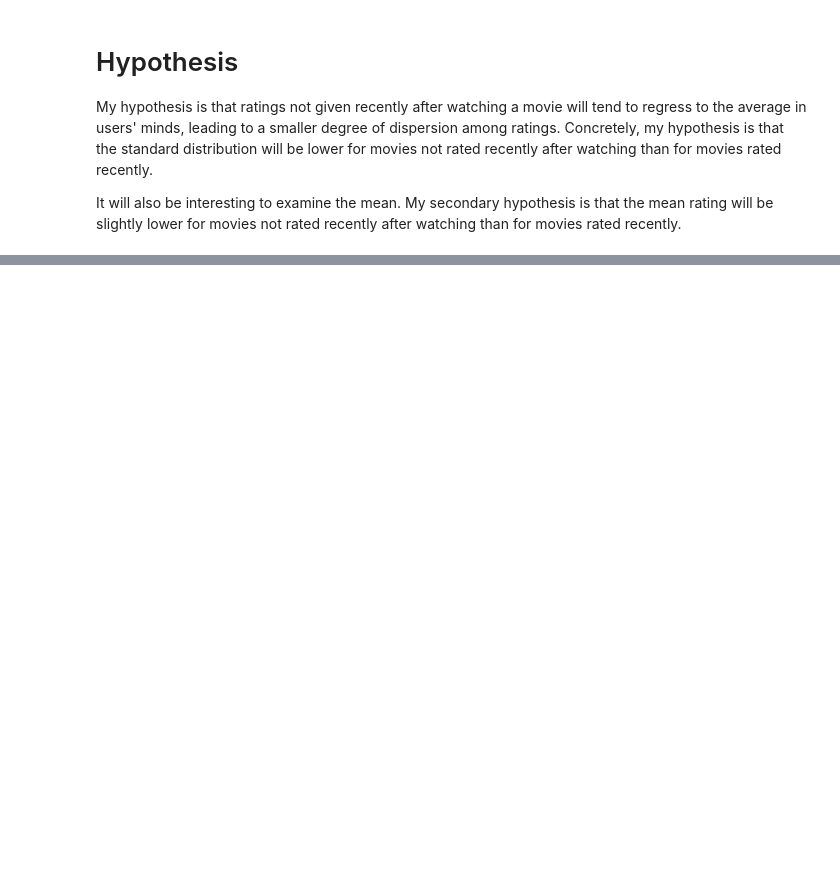
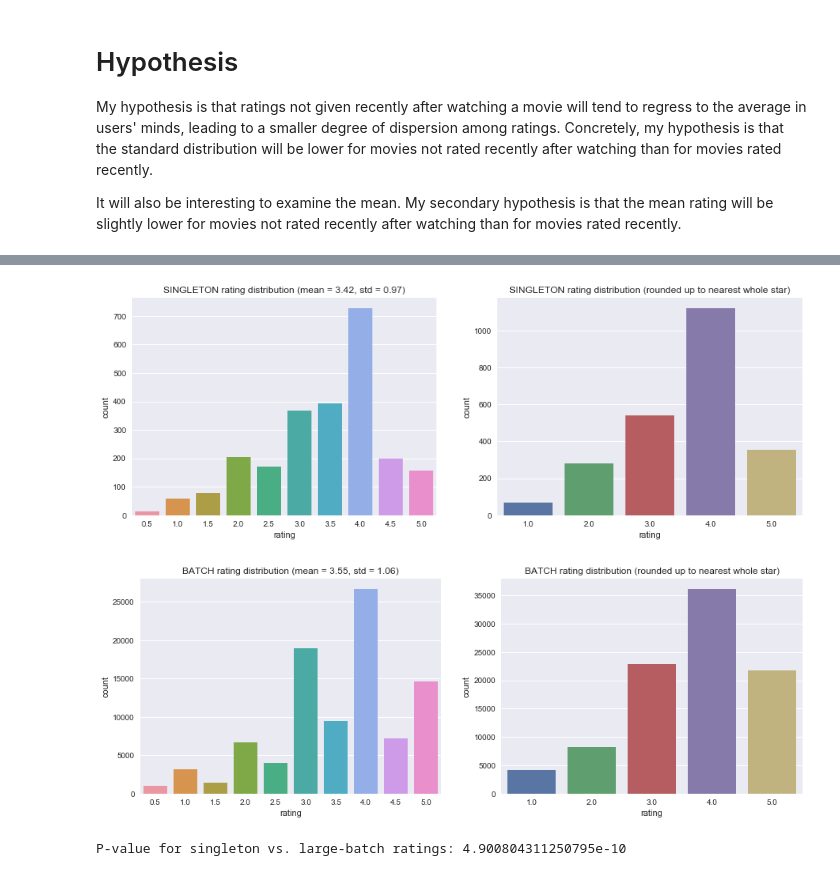
Before and after one commit to wwwslinger/drills, a Jupyter notebook: Thinkful/drills/capstone_1.ipynb, the cells around one changed output, grey strips where cells are left out. Cells and saved outputs as stored; diff of their text form; code cells hidden in the pictures; blank space fills up the shorter version.

```diff
--- a/Thinkful/drills/capstone_1.ipynb
+++ b/Thinkful/drills/capstone_1.ipynb
@@ -84,0 +151,12 @@ This statistical experiment will give us some basic data on how recent and non-r
+# %%
+from experiment import split, contrastPlots
+
+singletons_df, batches_df = split(smallRatings_df)
+contrastPlots(singletons_df, batches_df)
+
+p_val = sp.stats.ttest_ind(singletons_df["rating"], batches_df["rating"])[1]
+print("P-value for singleton vs. large-batch ratings: {}".format(p_val))
+# %% [output]
+[figure, added]
+[figure, added]
+P-value for singleton vs. large-batch ratings: 4.900804311250795e-10
```
Also changed, not shown: parts of 16 cells of this notebook.
